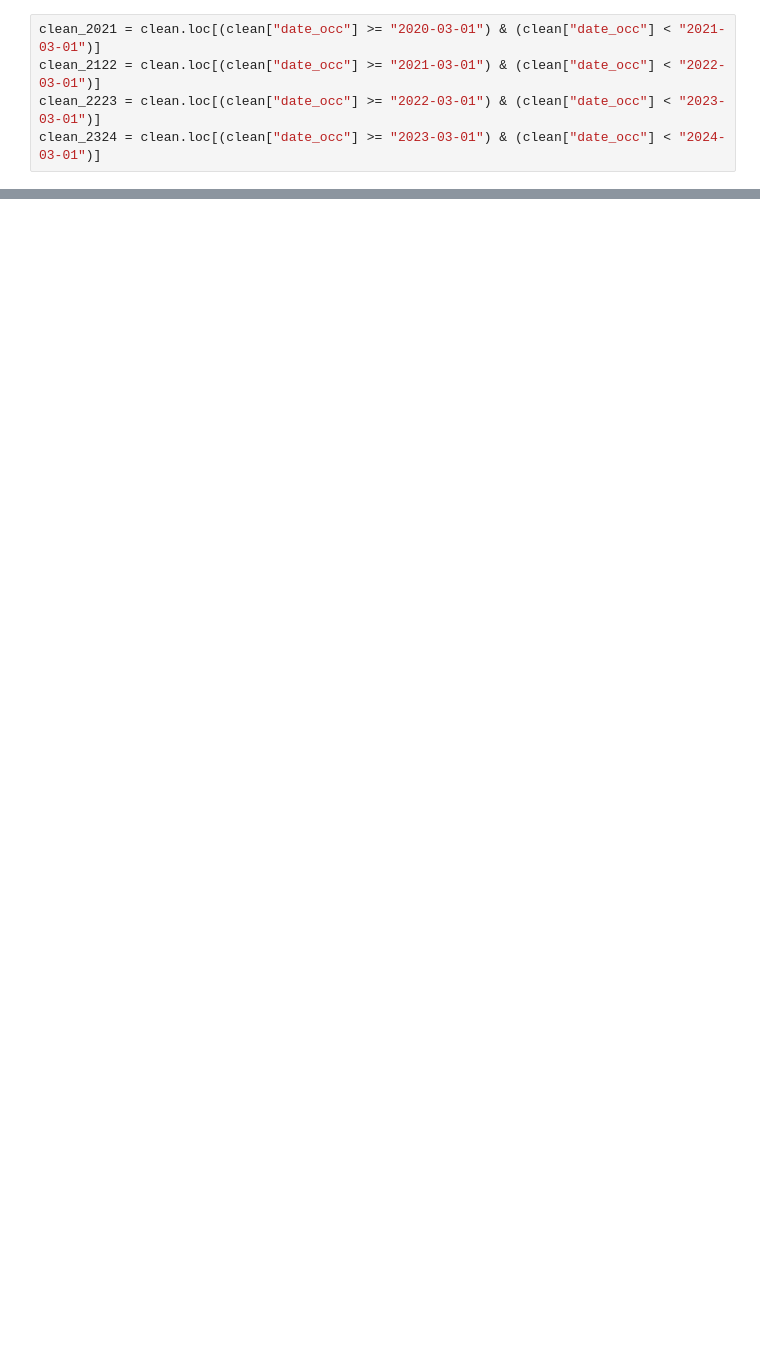
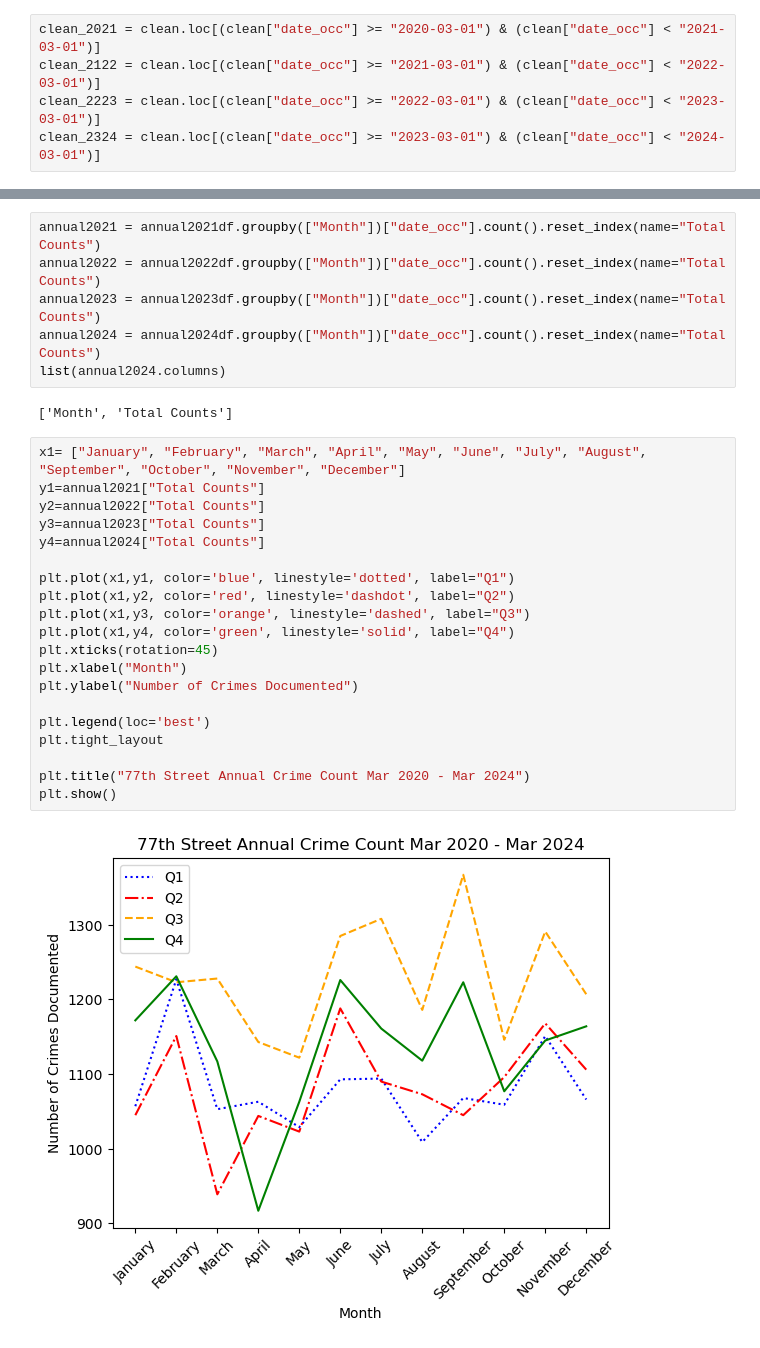
Before and after one commit to wiseorcool/Project-1-Team-4, a Jupyter notebook: 14042024_P1 YS/Project-1-Team-4-Brendan-s-Branch/April 10th Initial Graphs/Working_Refined_ish.ipynb, the cells around one changed output, grey strips where cells are left out. Drawn from its saved outputs; the diff is of its cells as text; blank space fills up the shorter version.

Commit message:
graph data

```diff
--- a/14042024_P1 YS/Project-1-Team-4-Brendan-s-Branch/April 10th Initial Graphs/Working_Refined_ish.ipynb
+++ b/14042024_P1 YS/Project-1-Team-4-Brendan-s-Branch/April 10th Initial Graphs/Working_Refined_ish.ipynb
@@ -136,0 +577,30 @@ clean_2324 = clean.loc[(clean["date_occ"] >= "2023-03-01") & (clean["date_occ"]
+# %%
+annual2021 = annual2021df.groupby(["Month"])["date_occ"].count().reset_index(name="Total Counts")
+annual2022 = annual2022df.groupby(["Month"])["date_occ"].count().reset_index(name="Total Counts")
+annual2023 = annual2023df.groupby(["Month"])["date_occ"].count().reset_index(name="Total Counts")
+annual2024 = annual2024df.groupby(["Month"])["date_occ"].count().reset_index(name="Total Counts")
+list(annual2024.columns)
+# %% [output]
+['Month', 'Total Counts']
+# %%
+x1= ["January", "February", "March", "April", "May", "June", "July", "August", "September", "October", "November", "December"]
+y1=annual2021["Total Counts"]
+y2=annual2022["Total Counts"]
+y3=annual2023["Total Counts"]
+y4=annual2024["Total Counts"]
+
+plt.plot(x1,y1, color='blue', linestyle='dotted', label="Q1")
+plt.plot(x1,y2, color='red', linestyle='dashdot', label="Q2")
+plt.plot(x1,y3, color='orange', linestyle='dashed', label="Q3")
+plt.plot(x1,y4, color='green', linestyle='solid', label="Q4")
+plt.xticks(rotation=45)
+plt.xlabel("Month")
+plt.ylabel("Number of Crimes Documented")
+
+plt.legend(loc='best')
+plt.tight_layout
+
+plt.title("77th Street Annual Crime Count Mar 2020 - Mar 2024")
+plt.show()
+# %% [output]
+[figure, added]
```
Also changed, not shown: parts of 39 cells of this notebook.
